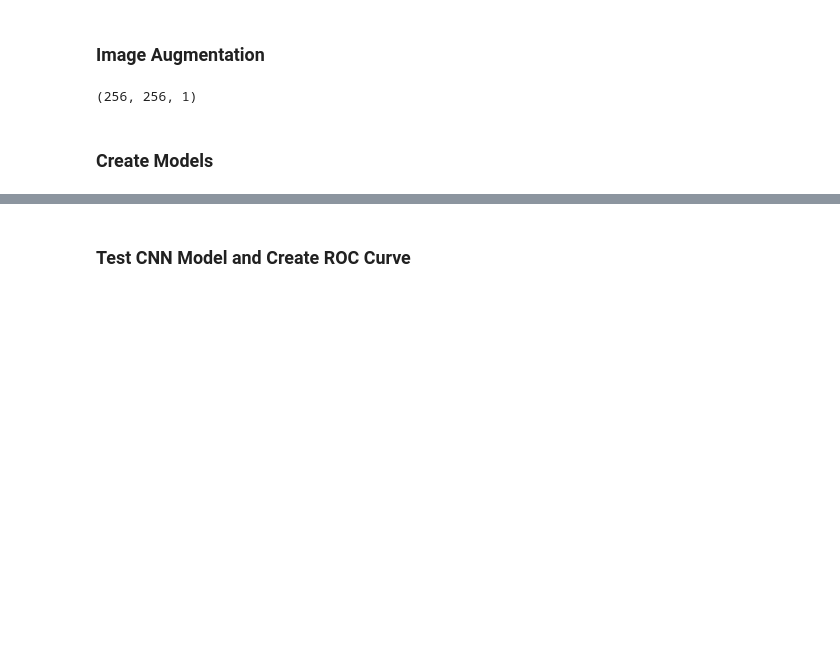
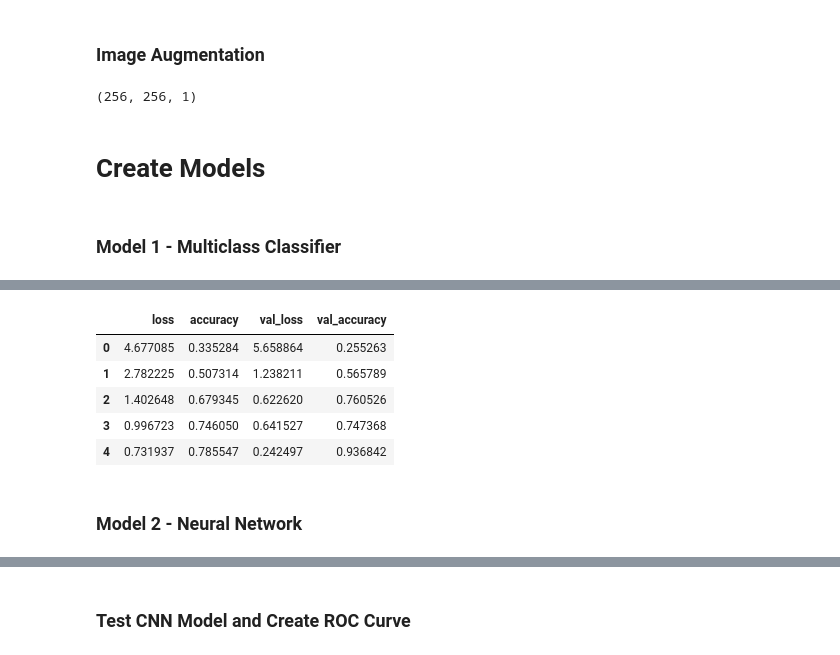
Before and after one commit to kara-christensen/CarriganNeginKaraFinalProject, a Jupyter notebook: Final_Project.ipynb, the cells around one changed output, grey strips where cells are left out. Cells and saved outputs as stored; diff of their text form; code cells hidden in the pictures; blank space fills up the shorter version.

```diff
--- a/Final_Project.ipynb
+++ b/Final_Project.ipynb
@@ -204,10 +267,15 @@ Xshuffled = Xshuffled.reshape((20308,256,256,-1))
 # %% [markdown]
 ### Train and test split
 # %%
-X_train, X_test, y_train, y_test = train_test_split(Xshuffled, yshuffled, test_size=0.2, random_state=1)
+X_train_flat, X_test_flat, y_train, y_test = train_test_split(Xshuffled, yshuffled, test_size=0.2, random_state=1)
 # %%
 # Create an intermediary validation set
-X_train, X_val, y_train, y_val = train_test_split(X_train, y_train, test_size=0.25, random_state=1)
+X_train_flat, X_val_flat, y_train, y_val = train_test_split(X_train_flat, y_train, test_size=0.25, random_state=1)
+# %%
+# Reshape the data to 4 dimensional data
+X_train = X_train_flat.reshape((X_train_flat.shape[0],256,256,-1))
+X_test = X_test_flat.reshape((X_test_flat.shape[0],256,256,-1))
+X_val = X_val_flat.reshape((X_val_flat.shape[0],256,256,-1))
 # %% [markdown]
 ### Image Augmentation
 # %%
@@ -278,7 +346,9 @@ print(example_image.shape)
 # X_test = np.stack(X_test, axis=0)
 # Y_test = np.stack(y_test, axis=0)
 # %% [markdown]
-### Create Models
+# Create Models
+# %% [markdown]
+### Model 1 - Multiclass Classifier
 # %%
 def build_multiclass_model(n_classes, learning_rate=0.01):
     """
@@ -293,7 +363,6 @@ def build_multiclass_model(n_classes, learning_rate=0.01):
     """
 
     model = keras.Sequential([
-        data_augmentation,
         keras.layers.Flatten(),
         keras.layers.Dense(units=n_classes, activation="softmax")
     ])
@@ -308,9 +377,9 @@ def build_multiclass_model(n_classes, learning_rate=0.01):
 tf.keras.backend.clear_session()
 tf.random.set_seed(0)
 
-model = build_multiclass_model(4, 0.01)
+model1 = build_multiclass_model(4, 0.01)
 
-history = model.fit(
+history = model1.fit(
   x = X_train,
   y = y_train,
   epochs=5,
@@ -320,3 +389,4 @@ history = model.fit(
 
 history = pd.DataFrame(history.history)
 display(history)
+# %% [output]
@@ -323 +403,7 @@ display(history)
+|  | loss | accuracy | val_loss | val_accuracy |
+| 0 | 4.677085 | 0.335284 | 5.658864 | 0.255263 |
+| 1 | 2.782225 | 0.507314 | 1.238211 | 0.565789 |
+| 2 | 1.402648 | 0.679345 | 0.622620 | 0.760526 |
+| 3 | 0.996723 | 0.746050 | 0.641527 | 0.747368 |
+| 4 | 0.731937 | 0.785547 | 0.242497 | 0.936842 |
 # %%
@@ -335,6 +421,8 @@ ax = sns.heatmap(confusion_matrix, annot=True, fmt='.3g', cmap='Blues',
 # Add axis labels.
 ax.set(xlabel='Predicted Label', ylabel='True Label')
 plt.show()
+# %% [markdown]
+### Model 2 - Neural Network
 # %%
 def build_model(n_classes,   #should we change the n_classes to 4? since we only have 4 classes
                 hidden_layer_sizes=[],
```
Also changed, not shown: parts of 40 cells of this notebook.
